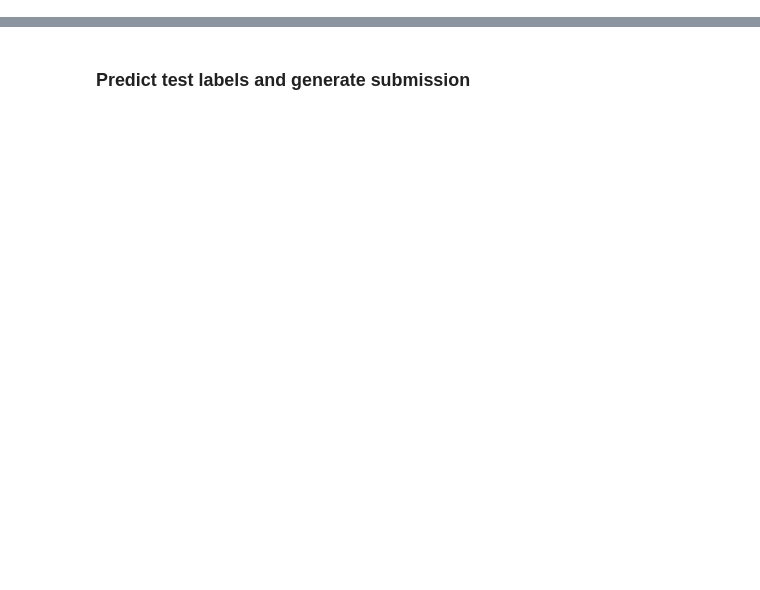
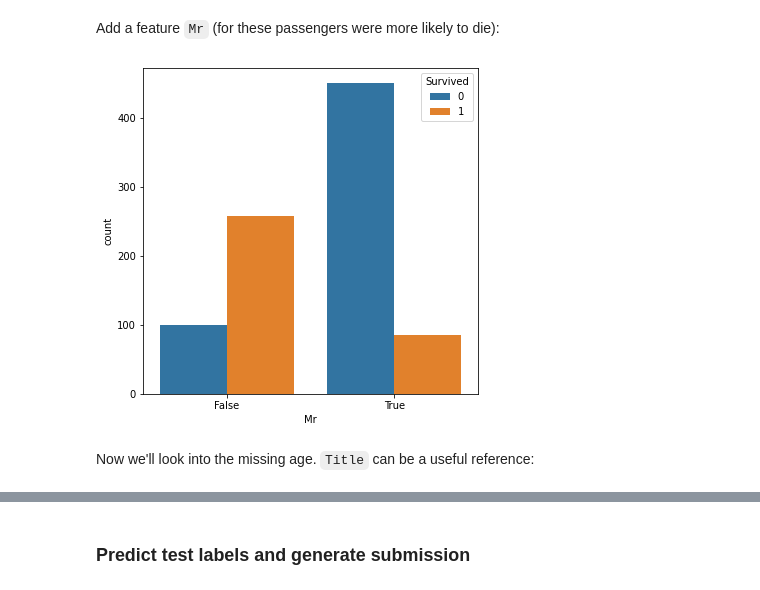
Before and after one commit to alankrantas/colab-python-cookbooks, a Jupyter notebook: kaggle/titanic_flaml.ipynb, the cells around one changed output, grey strips where cells are left out. Saved outputs shown, nothing was run; the diff lists cells and outputs as text; code cells hidden in the pictures; blank space fills up the shorter version.

````diff
--- a/kaggle/titanic_flaml.ipynb
+++ b/kaggle/titanic_flaml.ipynb
@@ -71,0 +131,7 @@ Combine family numbers, categorical encoding, and drop N/A data.
+# %%
+f = lambda x: x.split(',')[1].replace('the', '').split()[0]
+
+train['Title'] = train.Name.apply(f)
+test['Title'] = test.Name.apply(f)
+
+train.Title.value_counts()
@@ -71,0 +159,3 @@ Combine family numbers, categorical encoding, and drop N/A data.
+# %%
+train = train.drop(['Name'], axis=1)
+test = test.drop(['Name'], axis=1)
@@ -71,0 +164,24 @@ Combine family numbers, categorical encoding, and drop N/A data.
+# %%
+def set_title(x):
+    title = x.Title.replace('.', '')
+    sex = x.Sex
+    if title in ['Sir', 'Jonkheer', 'Countess', 'Lady']:
+        return 'Royalty'
+    elif title in ['Capt', 'Col', 'Major', 'Don', 'Rev']:
+        return 'Mr'
+    elif title in ['Mlle', 'Mme', 'Ms']:
+        return 'Miss'
+    elif title =='Dr':
+        if sex == 'male':
+            return 'Mr'
+        else:
+            return 'Mrs'
+    elif title in ['Master', 'Mr', 'Mrs', 'Miss']:
+        return title
+    else:
+        return 'Other'
+
+train.Title = train.apply(set_title, axis=1)
+test.Title = test.apply(set_title, axis=1)
+
+train.Title.value_counts()
@@ -71,0 +203,15 @@ Combine family numbers, categorical encoding, and drop N/A data.
+# %% [markdown]
+Add a feature ```Mr``` (for these passengers were more likely to die):
+# %%
+f = lambda t: t == 'Mr'
+
+train['Mr'] = train.Title.apply(f)
+test['Mr'] = test.Title.apply(f)
+# %%
+plt.figure(figsize=(6, 6))
+sns.countplot(data=train, x='Mr', hue='Survived')
+plt.show()
+# %% [output]
+[figure, added]
+# %% [markdown]
+Now we'll look into the missing age. ```Title``` can be a useful reference:
````
Also changed, not shown: parts of 99 cells of this notebook.
